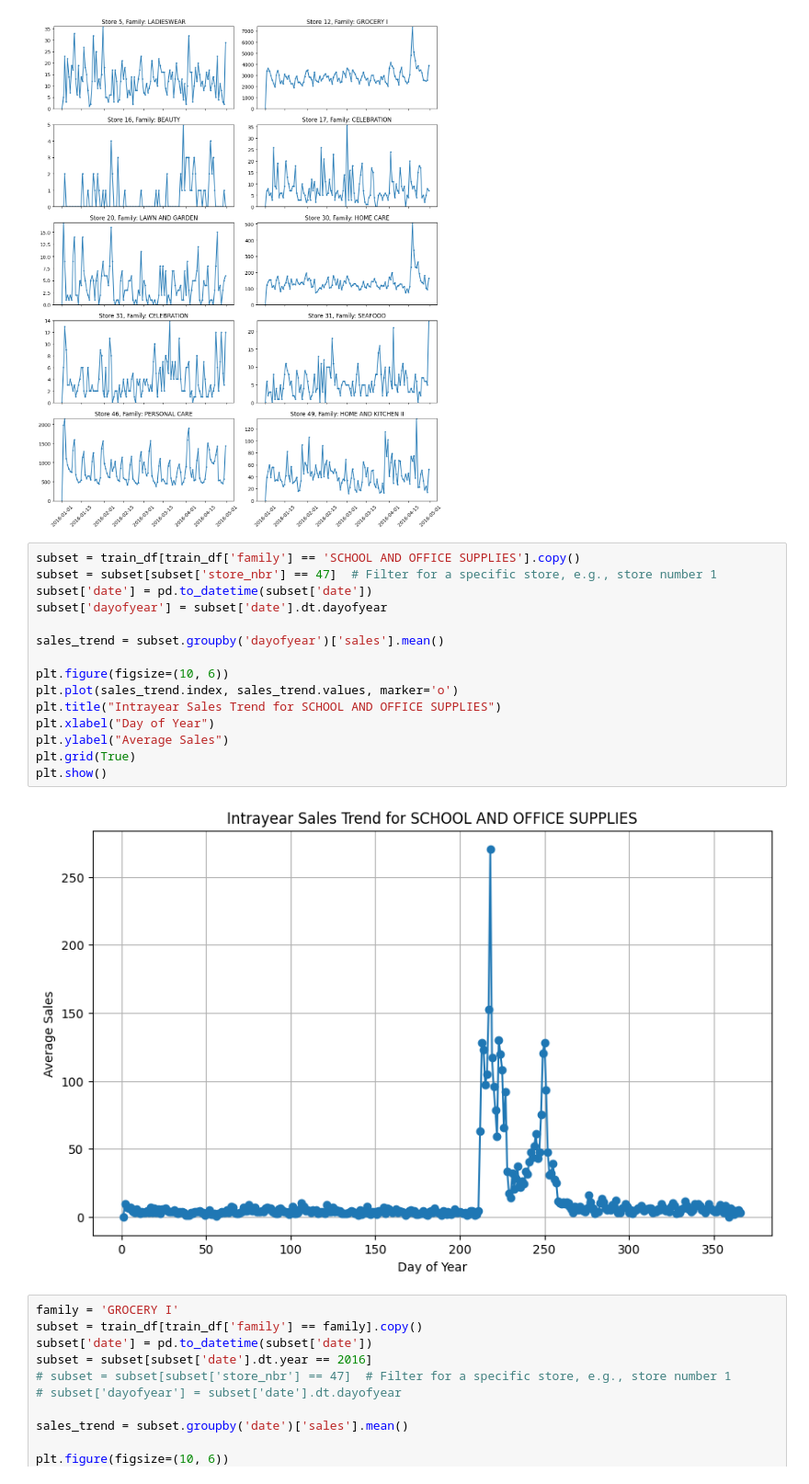
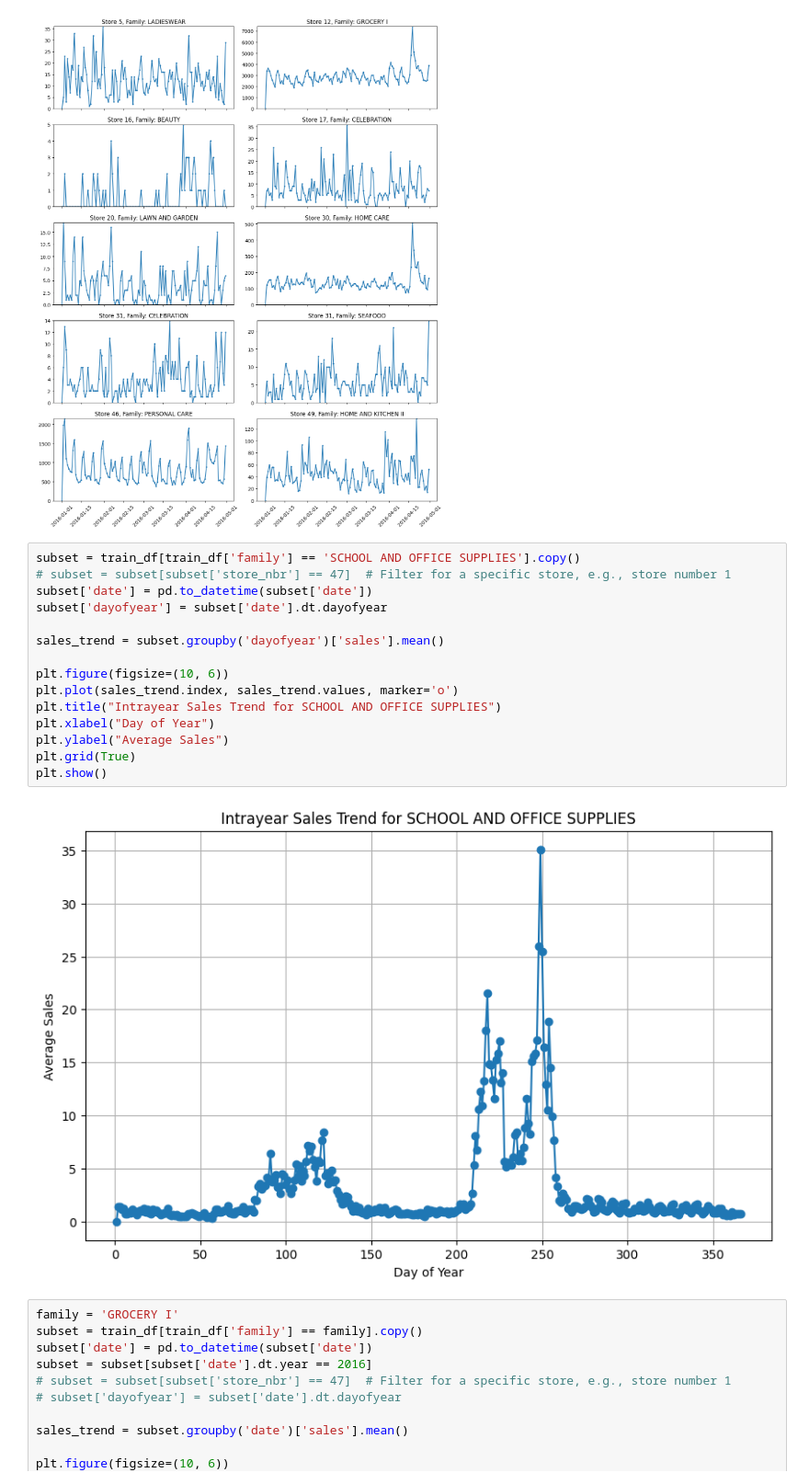
Before and after one commit to stpledger/sales_forecasting, a Jupyter notebook: project.ipynb, the cells around one changed output. Shown at 92% size. Saved outputs shown, nothing was run; the diff lists cells and outputs as text.

```diff
--- a/project.ipynb
+++ b/project.ipynb
@@ -461,21 +544,21 @@ plt.show()
 [figure]
 # %%
 subset = train_df[train_df['family'] == 'SCHOOL AND OFFICE SUPPLIES'].copy()
-subset = subset[subset['store_nbr'] == 47]  # Filter for a specific store, e.g., store number 1
+# subset = subset[subset['store_nbr'] == 47]  # Filter for a specific store, e.g., store number 1
 subset['date'] = pd.to_datetime(subset['date'])
 subset['dayofyear'] = subset['date'].dt.dayofyear
 
 sales_trend = subset.groupby('dayofyear')['sales'].mean()
 
 plt.figure(figsize=(10, 6))
 plt.plot(sales_trend.index, sales_trend.values, marker='o')
 plt.title("Intrayear Sales Trend for SCHOOL AND OFFICE SUPPLIES")
 plt.xlabel("Day of Year")
 plt.ylabel("Average Sales")
 plt.grid(True)
 plt.show()
 # %% [output]
-[figure, old version]
+[figure, new version]
 # %%
 family = 'GROCERY I'
 subset = train_df[train_df['family'] == family].copy()
```
Also changed, not shown: parts of 5 cells of this notebook.
